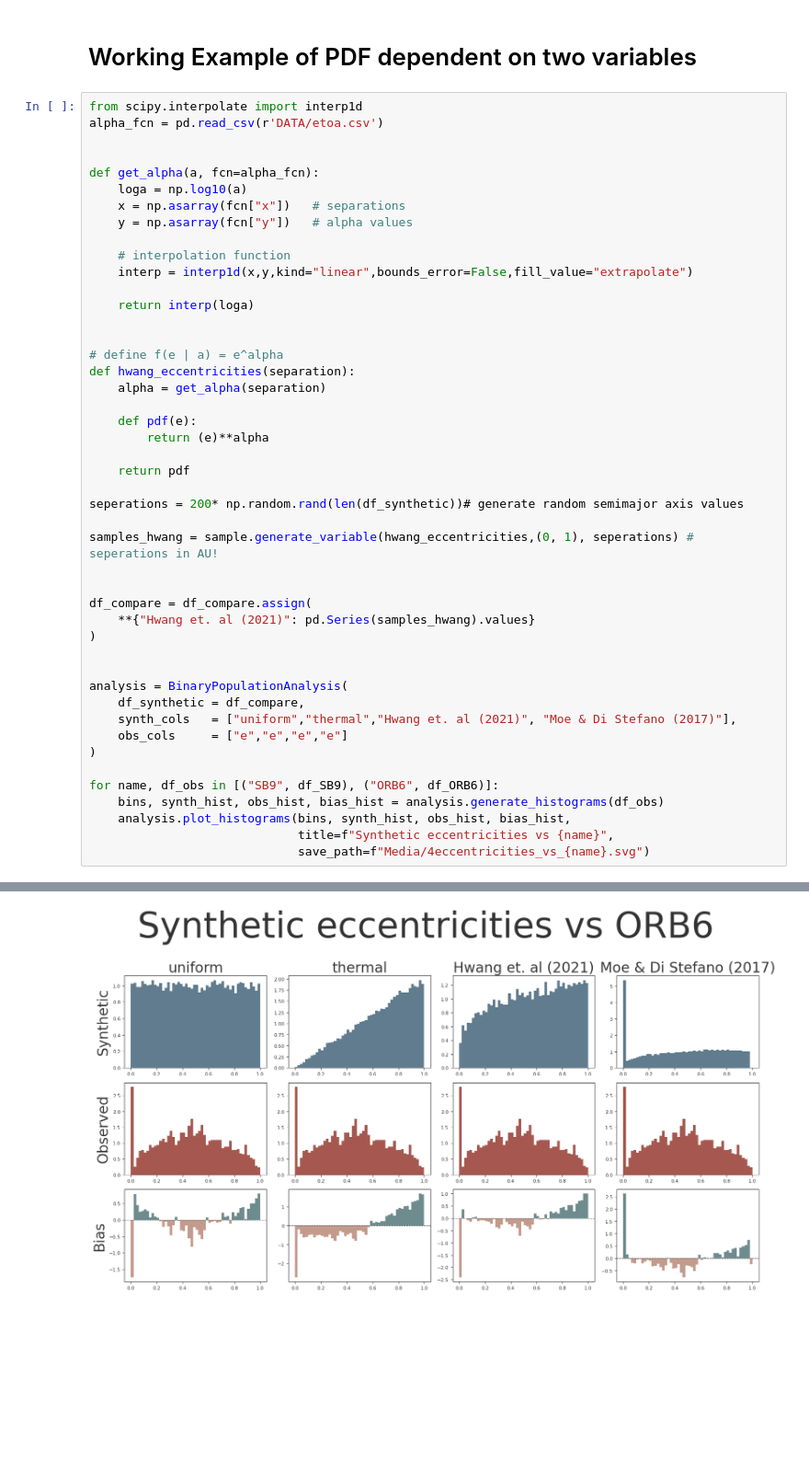
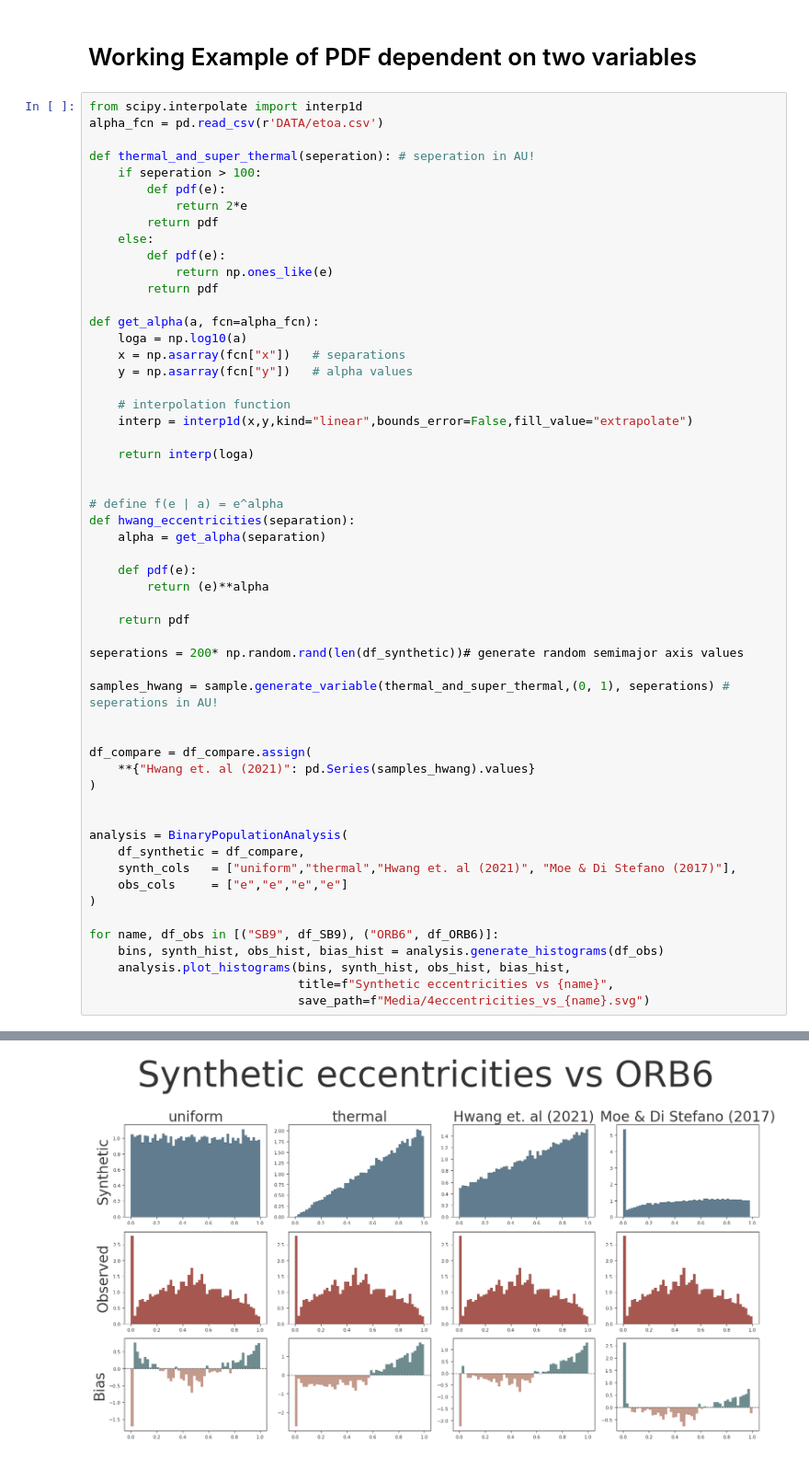
Before and after one commit to Eljameuter/Orbital-and-physical-parameter-distribution-of-Binary-Systems, a Jupyter notebook: Bias_correction.ipynb, the cells around one changed output, grey strips where cells are left out. Shown at 92% size. Saved outputs shown, nothing was run; the diff lists cells and outputs as text; blank space fills up the shorter version.

```diff
--- a/Bias_correction.ipynb
+++ b/Bias_correction.ipynb
@@ -649,6 +649,15 @@ for name, df_obs in [("SB9", df_SB9), ("ORB6", df_ORB6)]:
 from scipy.interpolate import interp1d
 alpha_fcn = pd.read_csv(r'DATA/etoa.csv')
 
+def thermal_and_super_thermal(seperation): # seperation in AU!
+    if seperation > 100:
+        def pdf(e):
+            return 2*e
+        return pdf
+    else:
+        def pdf(e):
+            return np.ones_like(e)
+        return pdf
 
 def get_alpha(a, fcn=alpha_fcn):
     loga = np.log10(a)
@@ -672,7 +681,7 @@ def hwang_eccentricities(separation):
 
 seperations = 200* np.random.rand(len(df_synthetic))# generate random semimajor axis values
 
-samples_hwang = sample.generate_variable(hwang_eccentricities,(0, 1), seperations) # seperations in AU!
+samples_hwang = sample.generate_variable(thermal_and_super_thermal,(0, 1), seperations) # seperations in AU!
 
 
 df_compare = df_compare.assign(
@@ -696 +705 @@ for name, df_obs in [("SB9", df_SB9), ("ORB6", df_ORB6)]:
-[figure, old version]
+[figure, new version]
```
Also changed, not shown: parts of 2 cells of this notebook, 6 other files.
